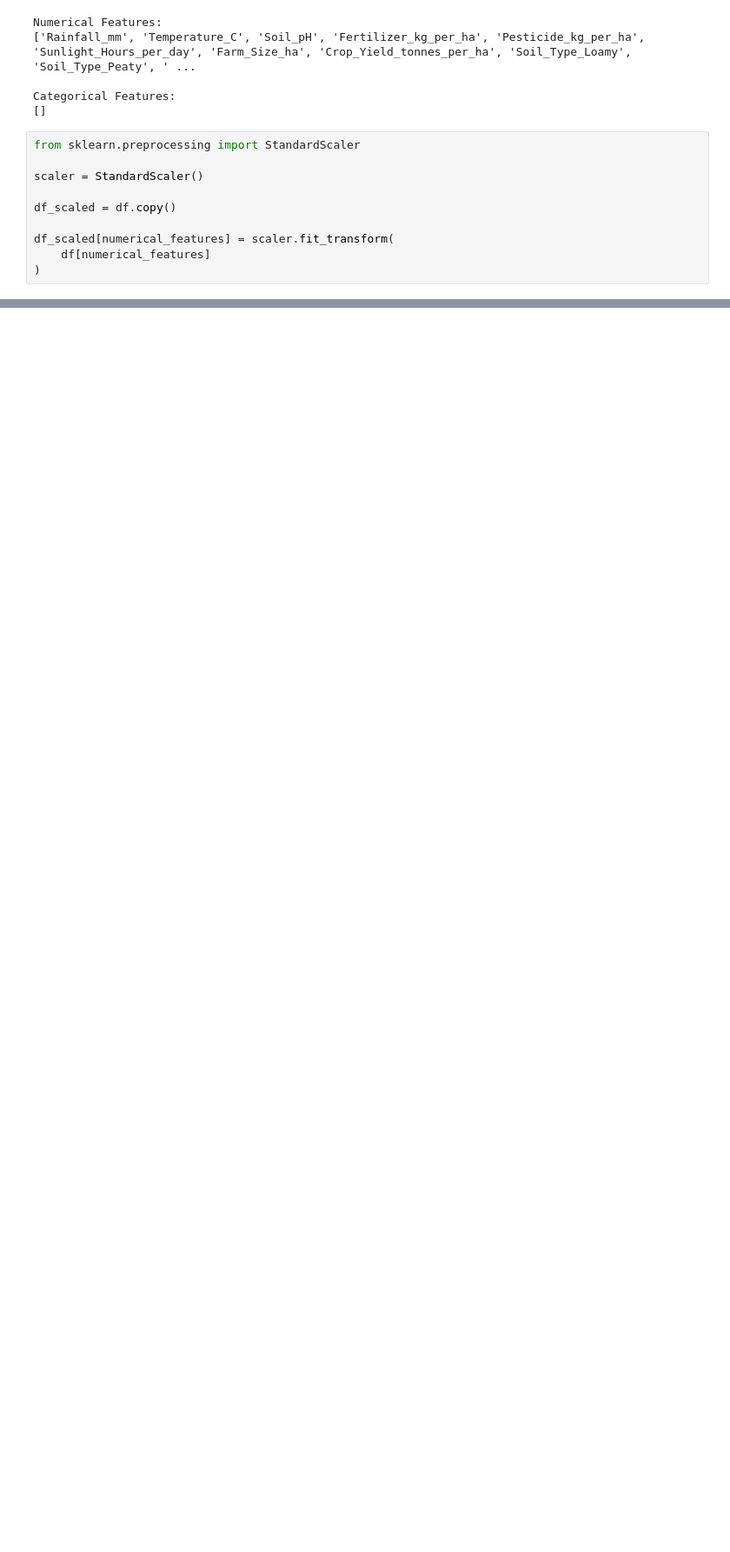
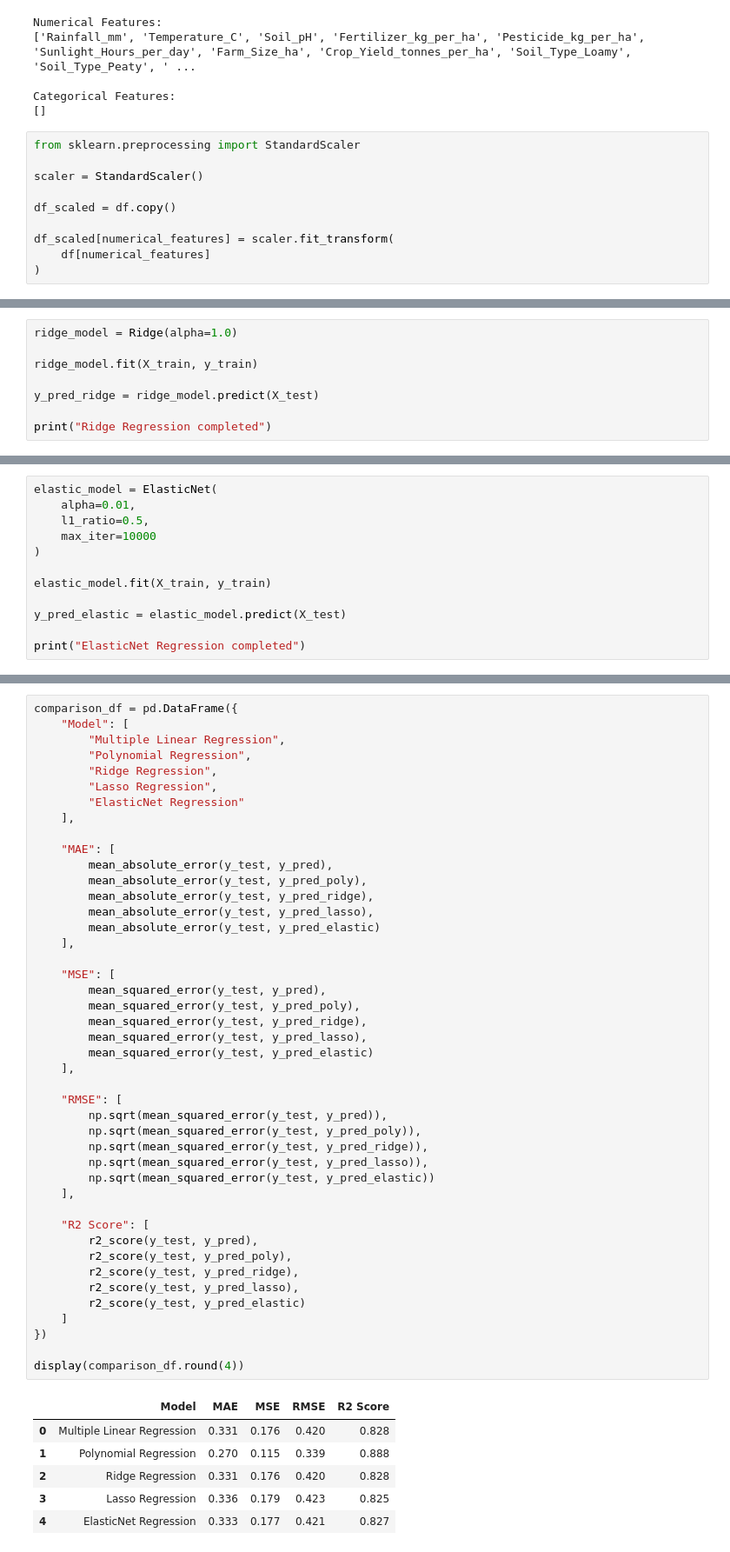
Before and after one commit to AaronShenny/crop_yield_predication, a Jupyter notebook: app.ipynb, the cells around one changed output, grey strips where cells are left out. Shown at 87% size. Cells and saved outputs as stored; diff of their text form; blank space fills up the shorter version.

```diff
--- a/app.ipynb
+++ b/app.ipynb
@@ -628,0 +692,8 @@ df_scaled[numerical_features] = scaler.fit_transform(
+# %%
+ridge_model = Ridge(alpha=1.0)
+
+ridge_model.fit(X_train, y_train)
+
+y_pred_ridge = ridge_model.predict(X_test)
+
+print("Ridge Regression completed")
@@ -628,0 +715,12 @@ df_scaled[numerical_features] = scaler.fit_transform(
+# %%
+elastic_model = ElasticNet(
+    alpha=0.01,
+    l1_ratio=0.5,
+    max_iter=10000
+)
+
+elastic_model.fit(X_train, y_train)
+
+y_pred_elastic = elastic_model.predict(X_test)
+
+print("ElasticNet Regression completed")
@@ -628,0 +798,51 @@ df_scaled[numerical_features] = scaler.fit_transform(
+# %%
+comparison_df = pd.DataFrame({
+    "Model": [
+        "Multiple Linear Regression",
+        "Polynomial Regression",
+        "Ridge Regression",
+        "Lasso Regression",
+        "ElasticNet Regression"
+    ],
+
+    "MAE": [
+        mean_absolute_error(y_test, y_pred),
+        mean_absolute_error(y_test, y_pred_poly),
+        mean_absolute_error(y_test, y_pred_ridge),
+        mean_absolute_error(y_test, y_pred_lasso),
+        mean_absolute_error(y_test, y_pred_elastic)
+    ],
+
+    "MSE": [
+        mean_squared_error(y_test, y_pred),
+        mean_squared_error(y_test, y_pred_poly),
+        mean_squared_error(y_test, y_pred_ridge),
+        mean_squared_error(y_test, y_pred_lasso),
+        mean_squared_error(y_test, y_pred_elastic)
+    ],
+
+    "RMSE": [
+        np.sqrt(mean_squared_error(y_test, y_pred)),
+        np.sqrt(mean_squared_error(y_test, y_pred_poly)),
+        np.sqrt(mean_squared_error(y_test, y_pred_ridge)),
+        np.sqrt(mean_squared_error(y_test, y_pred_lasso)),
+        np.sqrt(mean_squared_error(y_test, y_pred_elastic))
+    ],
+
+    "R2 Score": [
+        r2_score(y_test, y_pred),
+        r2_score(y_test, y_pred_poly),
+        r2_score(y_test, y_pred_ridge),
+        r2_score(y_test, y_pred_lasso),
+        r2_score(y_test, y_pred_elastic)
+    ]
+})
+
+display(comparison_df.round(4))
+# %% [output]
+|  | Model | MAE | MSE | RMSE | R2 Score |
+| 0 | Multiple Linear Regression | 0.331 | 0.176 | 0.420 | 0.828 |
+| 1 | Polynomial Regression | 0.270 | 0.115 | 0.339 | 0.888 |
+| 2 | Ridge Regression | 0.331 | 0.176 | 0.420 | 0.828 |
+| 3 | Lasso Regression | 0.336 | 0.179 | 0.423 | 0.825 |
+| 4 | ElasticNet Regression | 0.333 | 0.177 | 0.421 | 0.827 |
```
Also changed, not shown: parts of 40 cells of this notebook, 1 other file.
